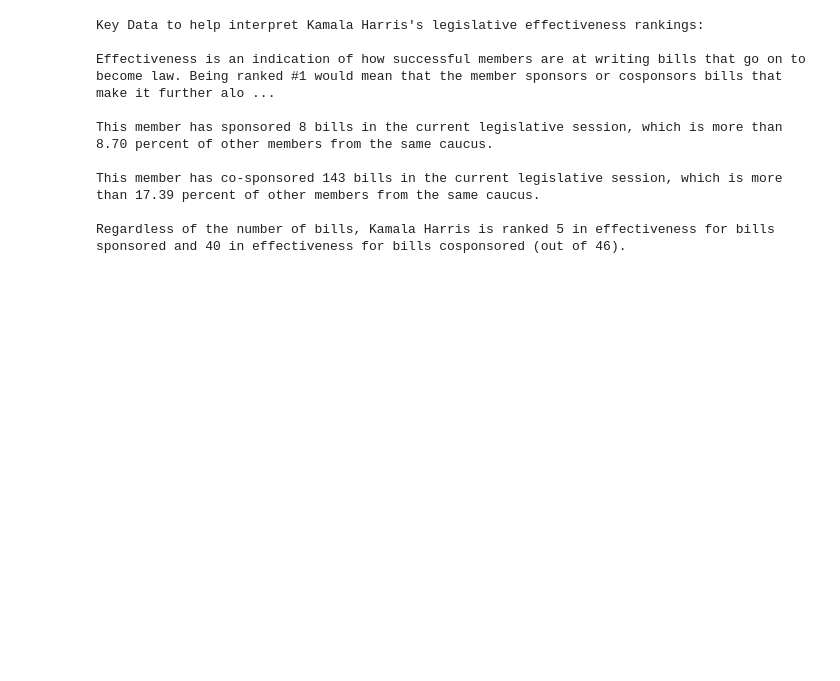
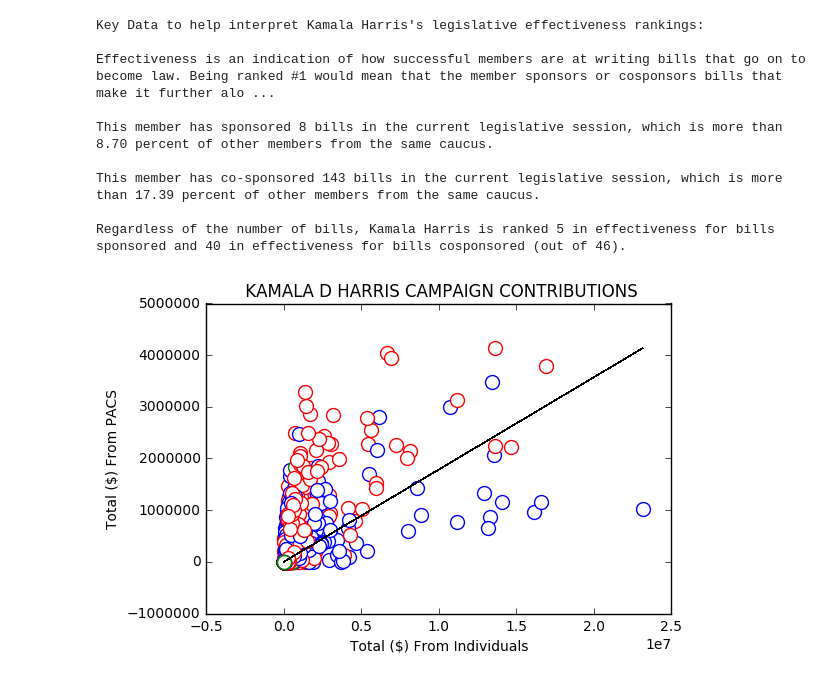
Before and after one commit to mslisa/PoliticalInsights, a Jupyter notebook: Metric_utils_test.ipynb, the cells around one changed output. Drawn from its saved outputs; the diff is of its cells as text; code cells hidden in the pictures; blank space fills up the shorter version.

Commit message:
Adding financial info

```diff
--- a/Metric_utils_test.ipynb
+++ b/Metric_utils_test.ipynb
@@ -73,0 +78,6 @@ Regardless of the number of bills, Kamala Harris is ranked 5 in effectiveness fo
+# %%
+df1 = pd.read_csv("findata/fincampaign.csv",header=None)
+f = metric_utils_copy.financials()
+ff = f.fin_plot(df1, "S6CA00584")
+# %% [output]
+[figure, added]
```
Also changed, not shown: parts of 1 cell of this notebook.
